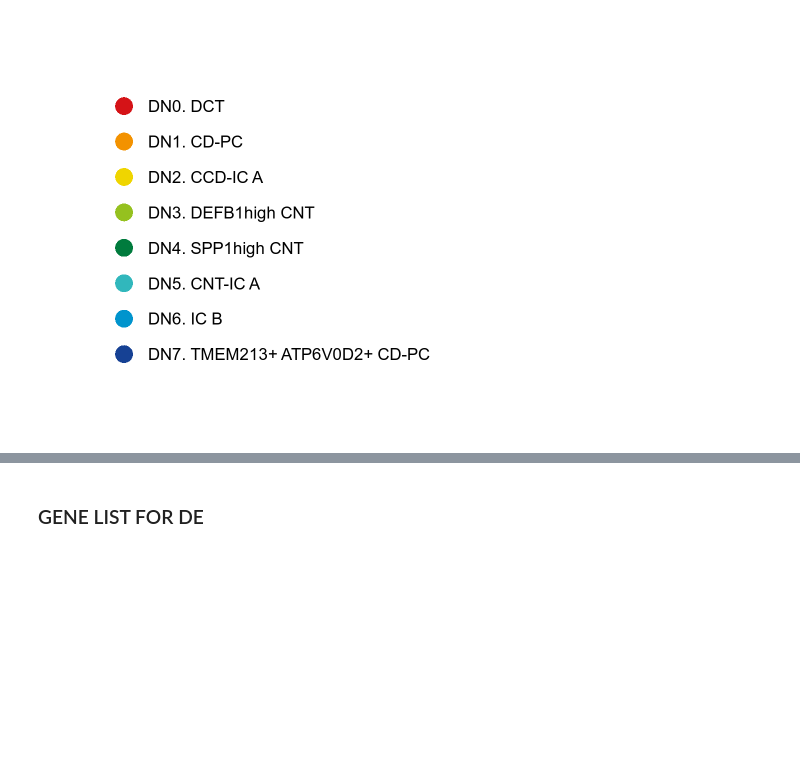
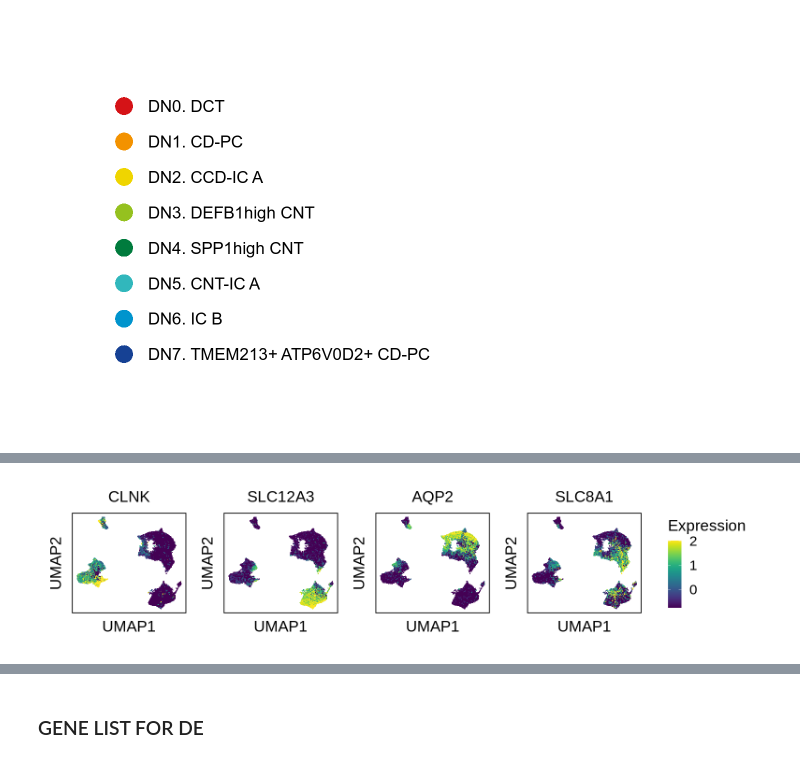
Before and after one commit to immunogenomics/AMP_SLE_Kidney, a Jupyter notebook: figure_notebooks/DN_FigureNotebook.ipynb, the cells around one changed output, grey strips where cells are left out. Drawn from its saved outputs; the diff is of its cells as text; code cells hidden in the pictures; blank space fills up the shorter version.

```diff
--- a/figure_notebooks/DN_FigureNotebook.ipynb
+++ b/figure_notebooks/DN_FigureNotebook.ipynb
@@ -169,0 +315,6 @@ options(warn=0)
+# %%
+markers = c('CLNK', 'SLC12A3', 'AQP2', 'SLC8A1')
+# %%
+qcd_scaled = qcd_norm[markers, ] %>% scaleData
+vmax = qcd_scaled %>% quantile(.95)
+vmin = qcd_scaled %>% quantile(.05)
@@ -170,3 +362,17 @@ options(warn=0)
+# %%
+height = 3
+width = 13
+fig.size(height, width)
+
+outplot = p1 + p2 + p3 + p4 + umap_legend + plot_layout(nrow = 1)
+outplot
+
+ggsave(paste0(figdir, 'dn_umap_markers.png'), plot = outplot,
+       height = height, width = width, dpi = 500)
+ggsave(paste0(figdir, 'dn_umap_markers.pdf'), plot = outplot,
+       height = height, width = width, dpi = 500, device = cairo_pdf)
+# %% [output]
+[figure, added]
 # %%
 fig.size(8, 8)
 
```
Also changed, not shown: parts of 146 cells of this notebook, 31 other files.
